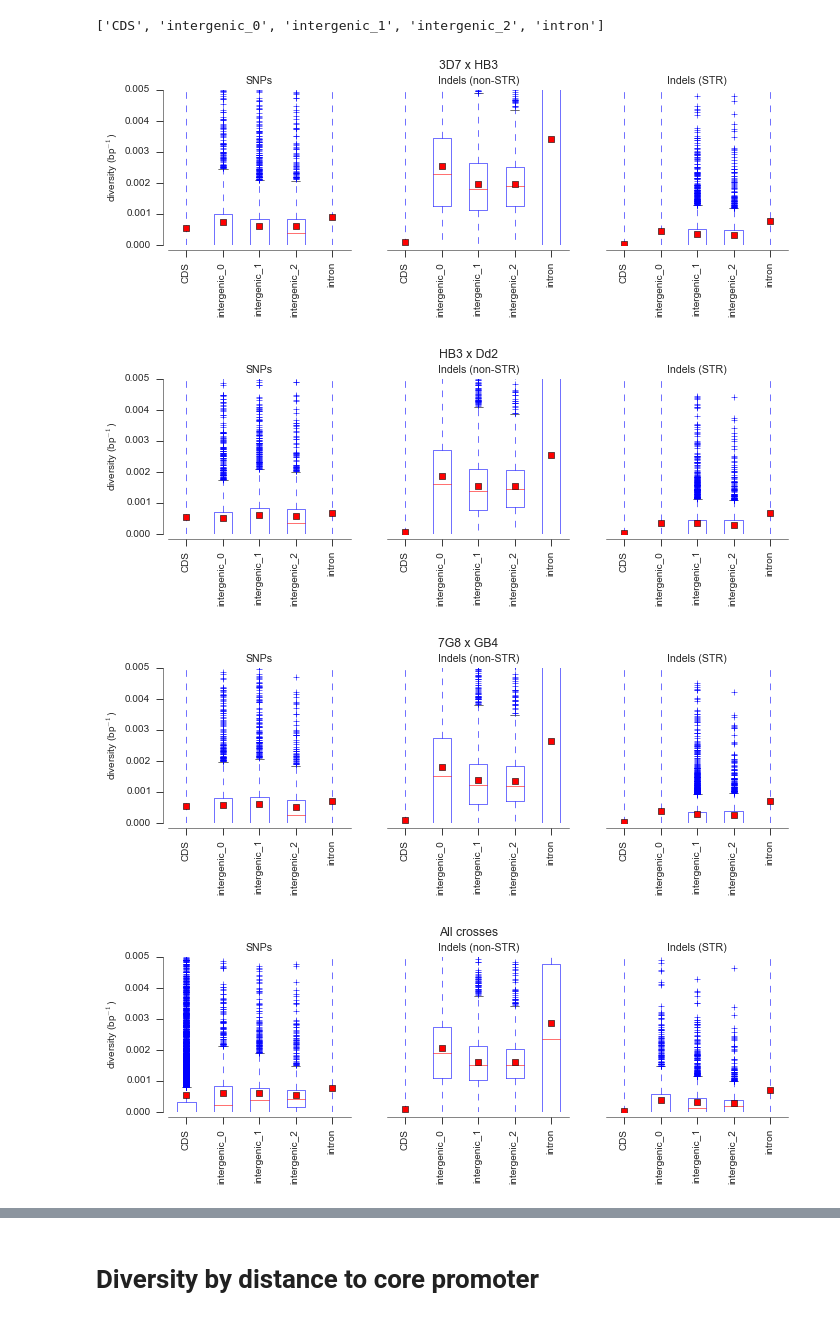
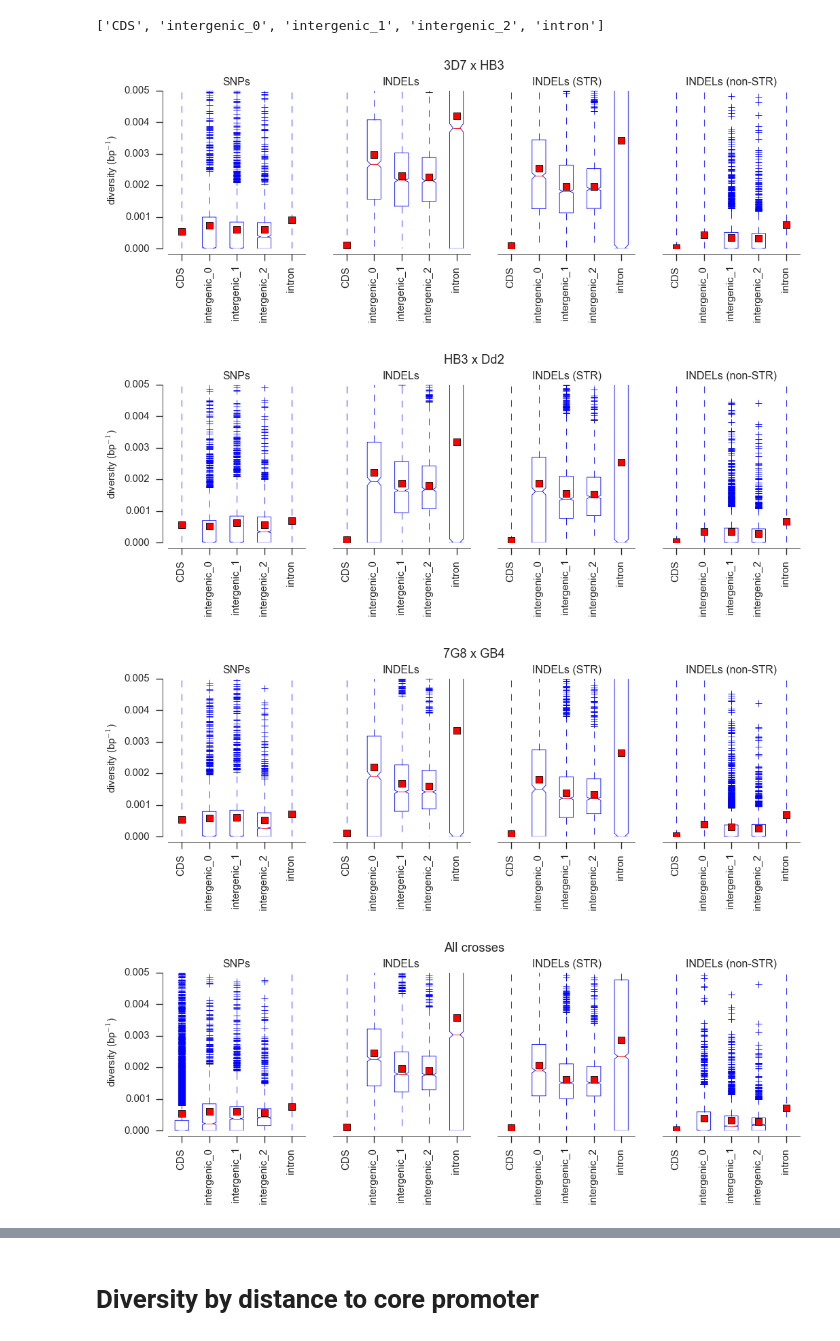
Before and after one commit to wtchg-kwiatkowski/pfx-paper-2015, a Jupyter notebook: main/notebooks/suppfigs_diversity_correlates.ipynb, the cells around one changed output, grey strips where cells are left out. Drawn from its saved outputs; the diff is of its cells as text; code cells hidden in the pictures.

```diff
--- a/main/notebooks/suppfigs_diversity_correlates.ipynb
+++ b/main/notebooks/suppfigs_diversity_correlates.ipynb
@@ -113,6 +113,7 @@ plt.suptitle('Introns');
 # %%
 callsets = load_callsets(COMBINED_CALLSET_FN_TEMPLATE, variant_filter='FILTER_PASS')
 callsets_snp = filter_callsets(callsets, variant_filter='is_snp')
+callsets_indel = filter_callsets(callsets, variant_filter='~is_snp')
 callsets_indel_str = filter_callsets(callsets, variant_filter='~is_snp & STR')
 callsets_indel_nostr = filter_callsets(callsets, variant_filter='~is_snp & ~STR')
 # %% [output]
@@ -156,6 +160,10 @@ def add_diversity_fields(tbl):
             'snp_diversity_3d7_hb3'
         )
         .tabulate_diversity(
+            callsets_indel['3d7_hb3'],
+            'indel_diversity_3d7_hb3'
+        )
+        .tabulate_diversity(
             callsets_indel_str['3d7_hb3'],
             'indel_str_diversity_3d7_hb3'
         )
@@ -166,6 +174,10 @@ def add_diversity_fields(tbl):
         .tabulate_diversity(
             callsets_snp['hb3_dd2'],
             'snp_diversity_hb3_dd2'
+        )
+        .tabulate_diversity(
+            callsets_indel['hb3_dd2'],
+            'indel_diversity_hb3_dd2'
         )
         .tabulate_diversity(
             callsets_indel_str['hb3_dd2'],
@@ -180,6 +192,10 @@ def add_diversity_fields(tbl):
             'snp_diversity_7g8_gb4'
         )
         .tabulate_diversity(
+            callsets_indel['7g8_gb4'],
+            'indel_diversity_7g8_gb4'
+        )
+        .tabulate_diversity(
             callsets_indel_str['7g8_gb4'],
             'indel_str_diversity_7g8_gb4'
         )
@@ -188,6 +204,7 @@ def add_diversity_fields(tbl):
             'indel_nostr_diversity_7g8_gb4'
         )
         .addfield('snp_diversity_all', lambda row: sum(row['snp_diversity_%s' % cross] for cross in CROSSES) / 3)
+        .addfield('indel_diversity_all', lambda row: sum(row['indel_diversity_%s' % cross] for cross in CROSSES) / 3)
         .addfield('indel_str_diversity_all', lambda row: sum(row['indel_str_diversity_%s' % cross] for cross in CROSSES) / 3)
         .addfield('indel_nostr_diversity_all', lambda row: sum(row['indel_nostr_diversity_%s' % cross] for cross in CROSSES) / 3)
     )
@@ -241,7 +258,7 @@ def multi_boxplot(df, by, variables, figsize=(10, 2.5), suptitle='', axtitles=No
         x = [g[1] for g in grouped]
 
         # plotting
-        ax.boxplot(x, showmeans=True);
+        ax.boxplot(x, showmeans=True, notch=True);
         ax.set_xticklabels(xticklabels, rotation=90)
         ax.set_ylabel('')
         if ylim:
@@ -260,13 +277,13 @@ def multi_boxplot(df, by, variables, figsize=(10, 2.5), suptitle='', axtitles=No
 # %%
 by = 'feature_type'
 for cross in CROSSES + ('all',):
-    variables = [v % cross for v in ('snp_diversity_%s', 'indel_str_diversity_%s', 'indel_nostr_diversity_%s')]
+    variables = [v % cross for v in ('snp_diversity_%s', 'indel_diversity_%s', 'indel_str_diversity_%s', 'indel_nostr_diversity_%s')]
     suptitle = LABELS.get(cross, 'All crosses')
-    axtitles = 'SNPs', 'Indels (non-STR)', 'Indels (STR)'
+    axtitles = 'SNPs', 'INDELs', 'INDELs (STR)', 'INDELs (non-STR)'
     fig = multi_boxplot(df_feature_diversity, by, variables, ylim=(0, 0.005), suptitle=suptitle, axtitles=axtitles)
-    fig.savefig('../artwork/suppfig_feature_diversity_%s.jpeg' % cross, jpeg_quality=100, dpi=200, bbox_inches='tight')
+#     fig.savefig('../../artwork/suppfig_feature_diversity_%s.jpeg' % cross, jpeg_quality=100, dpi=200, bbox_inches='tight')
 # %% [output]
-[figure, old version]
+[figure, new version]
-[figure, old version]
+[figure, new version]
-[figure, old version]
+[figure, new version]
-[figure, old version]
+[figure, new version]
```
Also changed, not shown: parts of 14 cells of this notebook, 2 other files.
